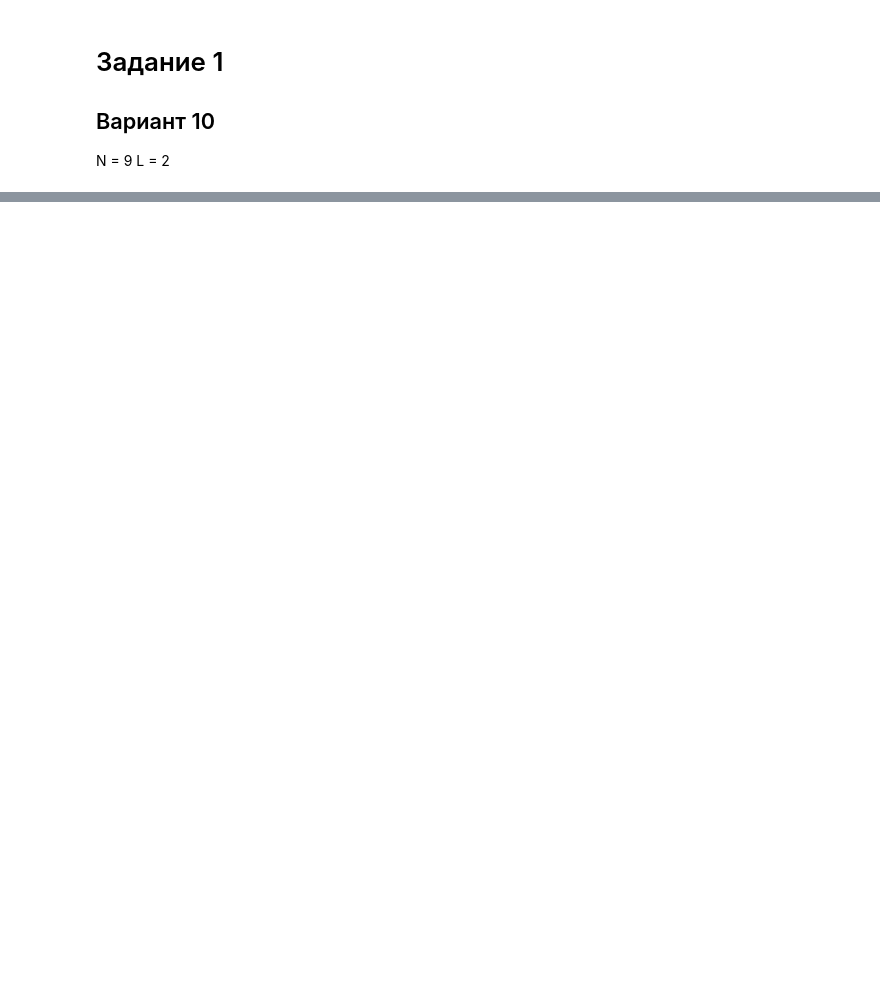
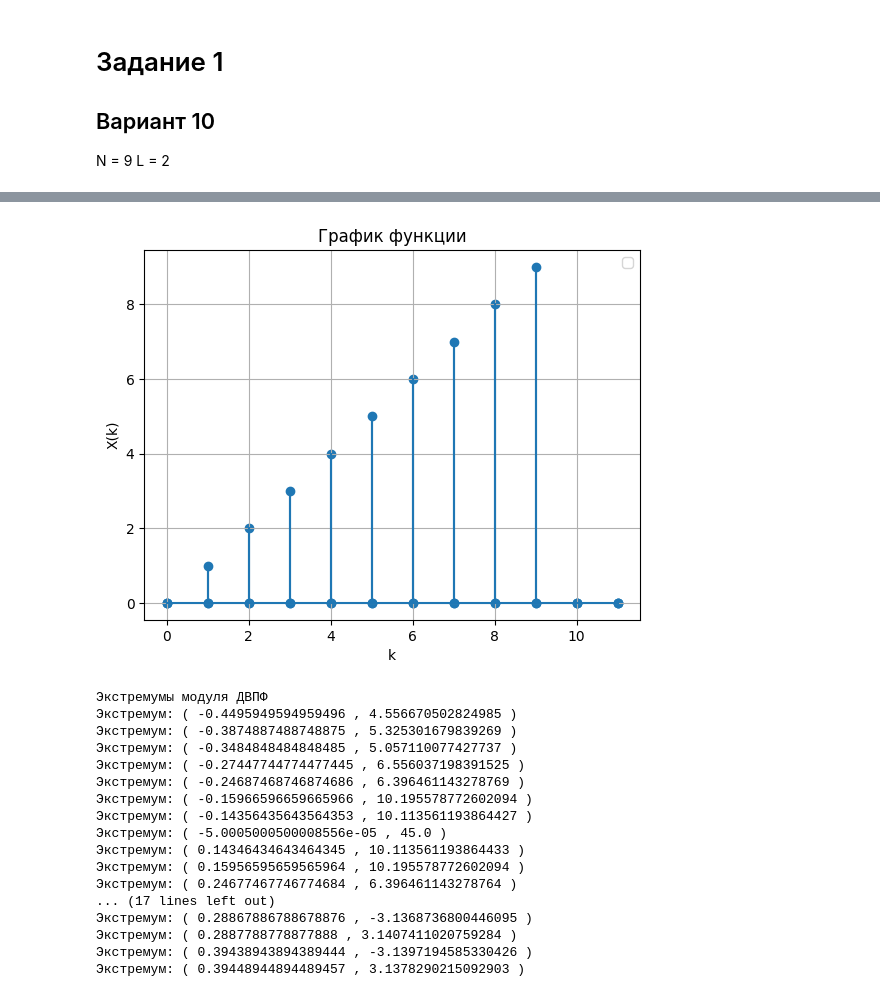
Before and after one commit to Zararest/Labs, a Jupyter notebook: RT_2/Result.ipynb, the cells around one changed output, grey strips where cells are left out. Cells and saved outputs as stored; diff of their text form; code cells hidden in the pictures; blank space fills up the shorter version.

```diff
--- a/RT_2/Result.ipynb
+++ b/RT_2/Result.ipynb
@@ -75,0 +185,28 @@ draw_graph()
+# %%
+N = 10
+def X_D(k):
+    if k < 0 or k > (N - 1):
+        return 0
+    return k
+
+print_func(X_D, 0, 11)
+draw_graph(X_D)
+# %% [output]
+[figure, added]
+Экстремумы модуля ДВПФ
+Экстремум: ( -0.4495949594959496 , 4.556670502824985 )
+Экстремум: ( -0.3874887488748875 , 5.325301679839269 )
+Экстремум: ( -0.3484848484848485 , 5.057110077427737 )
+Экстремум: ( -0.27447744774477445 , 6.556037198391525 )
+Экстремум: ( -0.24687468746874686 , 6.396461143278769 )
+Экстремум: ( -0.15966596659665966 , 10.195578772602094 )
+Экстремум: ( -0.14356435643564353 , 10.113561193864427 )
+Экстремум: ( -5.0005000500008556e-05 , 45.0 )
+Экстремум: ( 0.14346434643464345 , 10.113561193864433 )
+Экстремум: ( 0.15956595659565964 , 10.195578772602094 )
+Экстремум: ( 0.24677467746774684 , 6.396461143278764 )
+... (17 lines left out)
+Экстремум: ( 0.28867886788678876 , -3.1368736800446095 )
+Экстремум: ( 0.2887788778877888 , 3.1407411020759284 )
+Экстремум: ( 0.39438943894389444 , -3.1397194585330426 )
+Экстремум: ( 0.39448944894489457 , 3.1378290215092903 )
```
Also changed, not shown: parts of 8 cells of this notebook.
